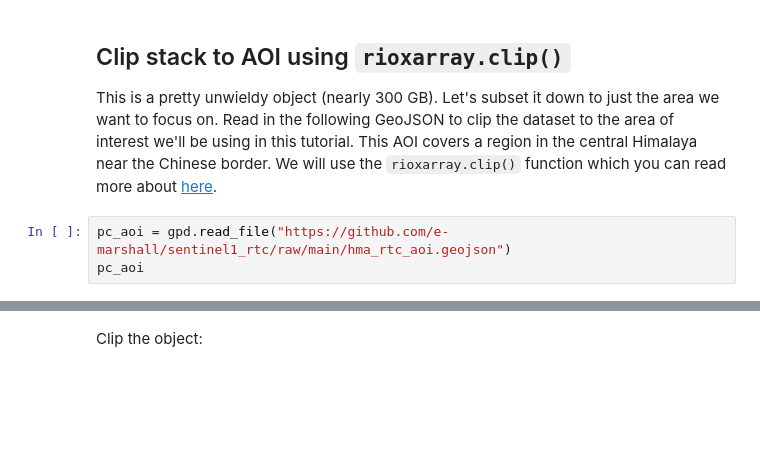
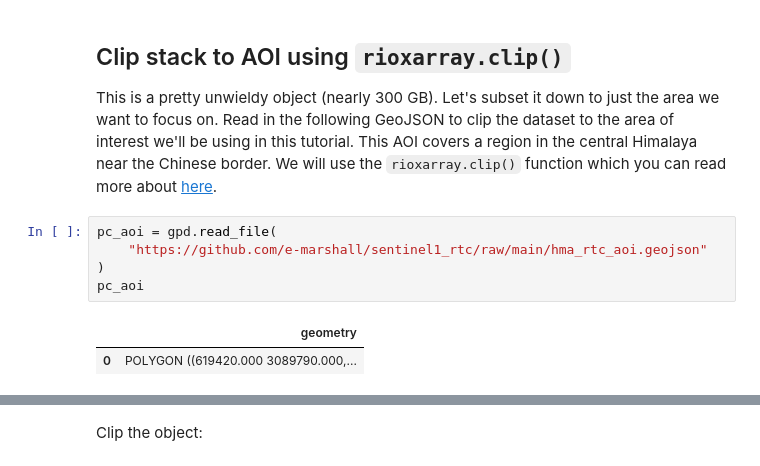
Before and after one commit to e-marshall/tutorials, a Jupyter notebook: book/endmatter/nbs/2_read_w_xropen_mfdataset.ipynb, the cells around one changed output, grey strips where cells are left out. Drawn from its saved outputs; the diff is of its cells as text; blank space fills up the shorter version.

```diff
--- a/book/endmatter/nbs/2_read_w_xropen_mfdataset.ipynb
+++ b/book/endmatter/nbs/2_read_w_xropen_mfdataset.ipynb
@@ -393,7 +552,12 @@ asf_ds_sorted.nbytes / 1e9
 
 This is a pretty unwieldy object (nearly 300 GB). Let's subset it down to just the area we want to focus on. Read in the following GeoJSON to clip the dataset to the area of interest we'll be using in this tutorial. This AOI covers a region in the central Himalaya near the Chinese border. We will use the `rioxarray.clip()` function which you can read more about [here](https://corteva.github.io/rioxarray/stable/examples/clip_geom.html).
 # %%
-pc_aoi = gpd.read_file("https://github.com/e-marshall/sentinel1_rtc/raw/main/hma_rtc_aoi.geojson")
+pc_aoi = gpd.read_file(
+    "https://github.com/e-marshall/sentinel1_rtc/raw/main/hma_rtc_aoi.geojson"
+)
 pc_aoi
+# %% [output]
+|  | geometry |
+| 0 | POLYGON ((619420.000 3089790.000,... |
 # %%
 pc_aoi.explore()
```
Also changed, not shown: parts of 23 cells of this notebook.
